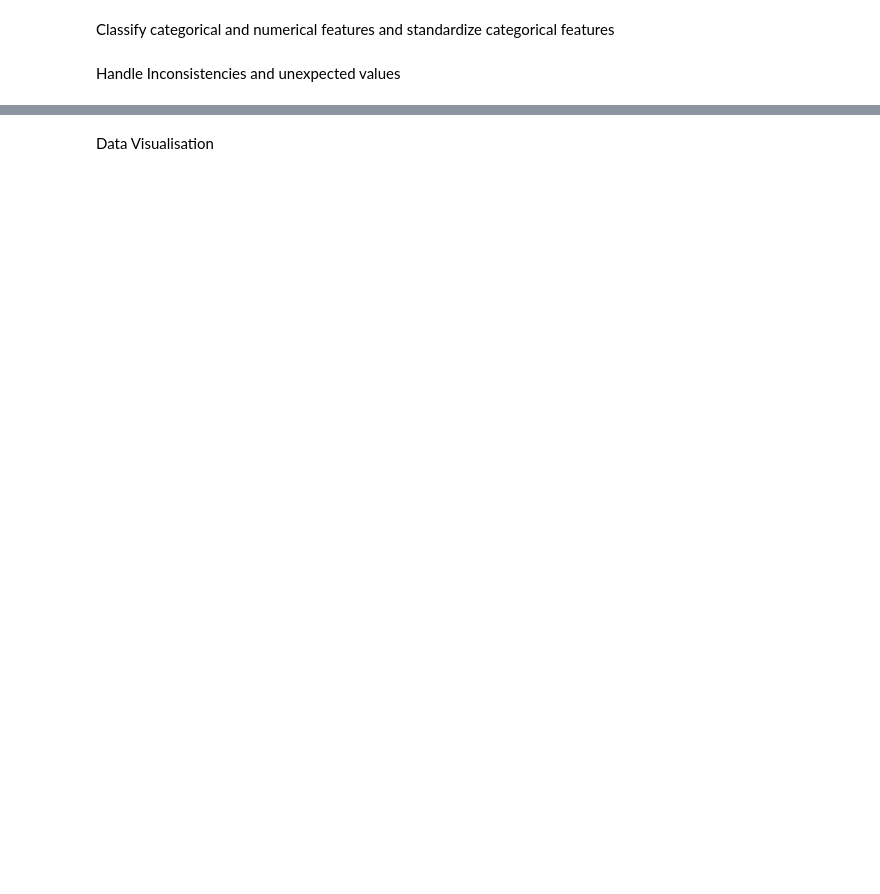
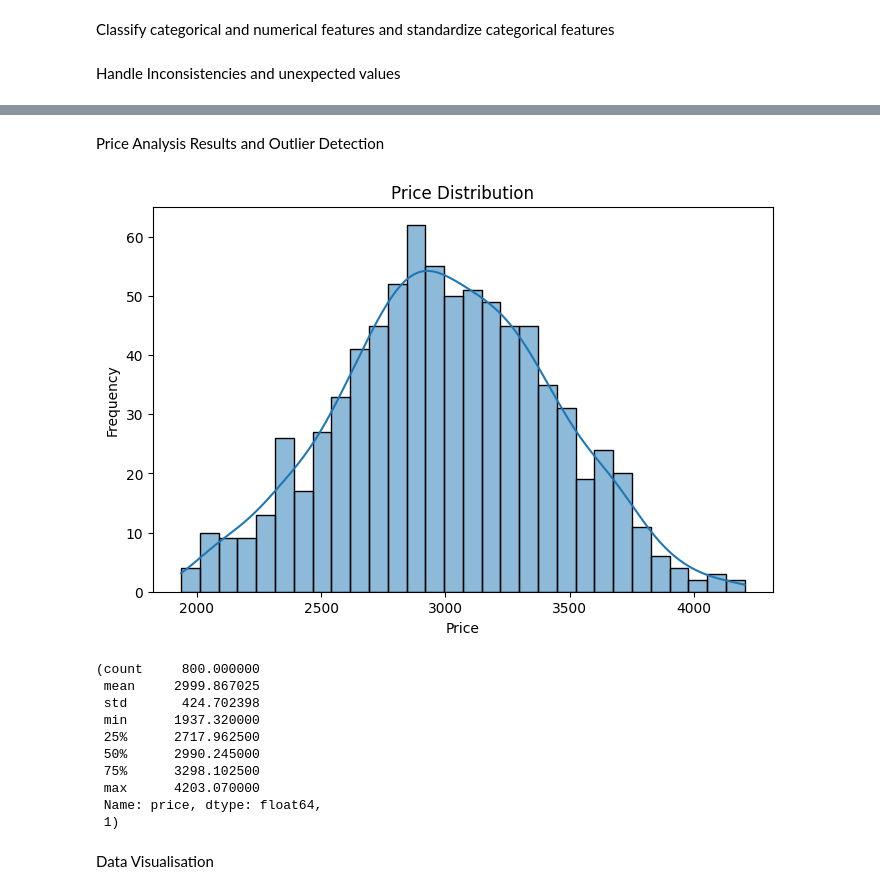
Before and after one commit to Abebaw-Addis/machine_learning1, a Jupyter notebook: lastStep.ipynb, the cells around one changed output, grey strips where cells are left out. Drawn from its saved outputs; the diff is of its cells as text; code cells hidden in the pictures; blank space fills up the shorter version.

```diff
--- a/lastStep.ipynb
+++ b/lastStep.ipynb
@@ -121,4 +125,49 @@ Columns: [battery_power, brand, processor_speed, dual_sim, fc, four_g, int_memor
 Index: []
+# %% [markdown]
+Price Analysis Results and Outlier Detection
+# %%
+# Check basic statistics of the price column
+price_column = "price"  # Assuming the column name is 'price', adjust if different
+
+if price_column in df.columns:
+    price_stats = df[price_column].describe()
+
+    # Identify potential outliers using IQR method
+    Q1 = df[price_column].quantile(0.25)
+    Q3 = df[price_column].quantile(0.75)
+    IQR = Q3 - Q1
+    lower_bound = Q1 - 1.5 * IQR
+    upper_bound = Q3 + 1.5 * IQR
+
+    outliers = df[(df[price_column] < lower_bound) | (df[price_column] > upper_bound)]
+    outliers_count = outliers.shape[0]  # Correct variable name
+
+    # Plot the price distribution
+    plt.figure(figsize=(8, 5))
+    sns.histplot(df[price_column], bins=30, kde=True)
+    plt.title("Price Distribution")
+    plt.xlabel("Price")
+    plt.ylabel("Frequency")
+    plt.show()
+
+    price_stats, outliers_count  # Return summary and number of outliers
+else:
+    price_stats = "Price column not found in dataset."
+    outliers_count = 0
+
+price_stats, outliers_count
+# %% [output]
+[figure, added]
+(count     800.000000
+ mean     2999.867025
+ std       424.702398
+ min      1937.320000
+ 25%      2717.962500
+ 50%      2990.245000
+ 75%      3298.102500
+ max      4203.070000
+ Name: price, dtype: float64,
+ 1)
 # %% [markdown]
 Data Visualisation
 # %%
```
Also changed, not shown: parts of 12 cells of this notebook, 10 other files.
